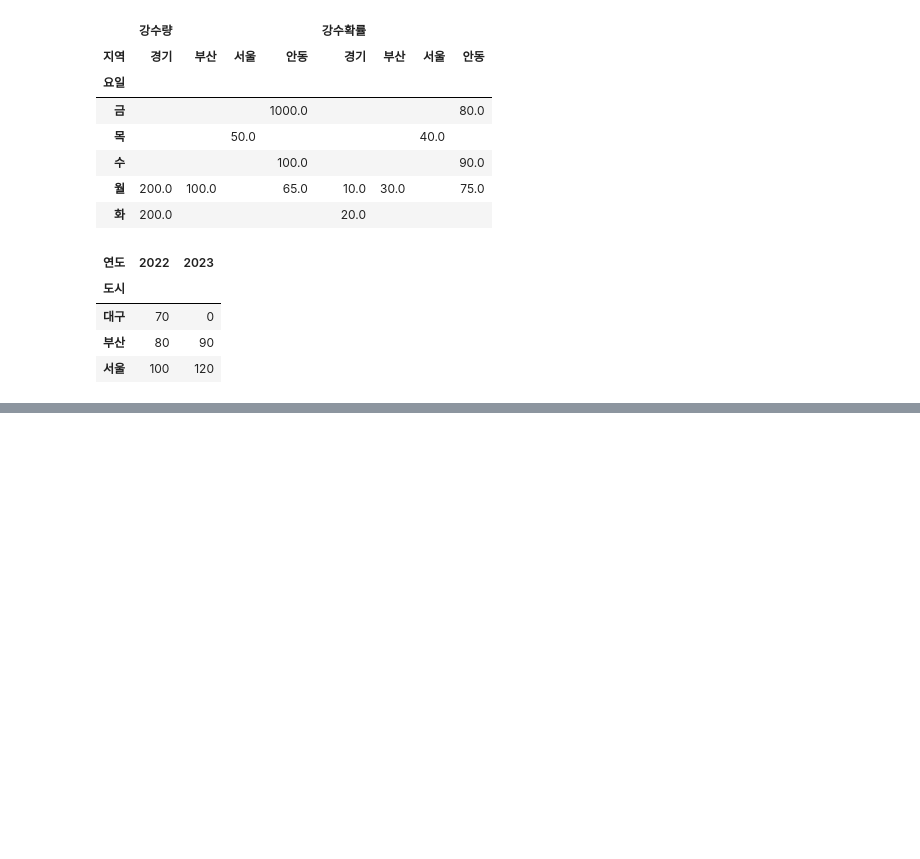
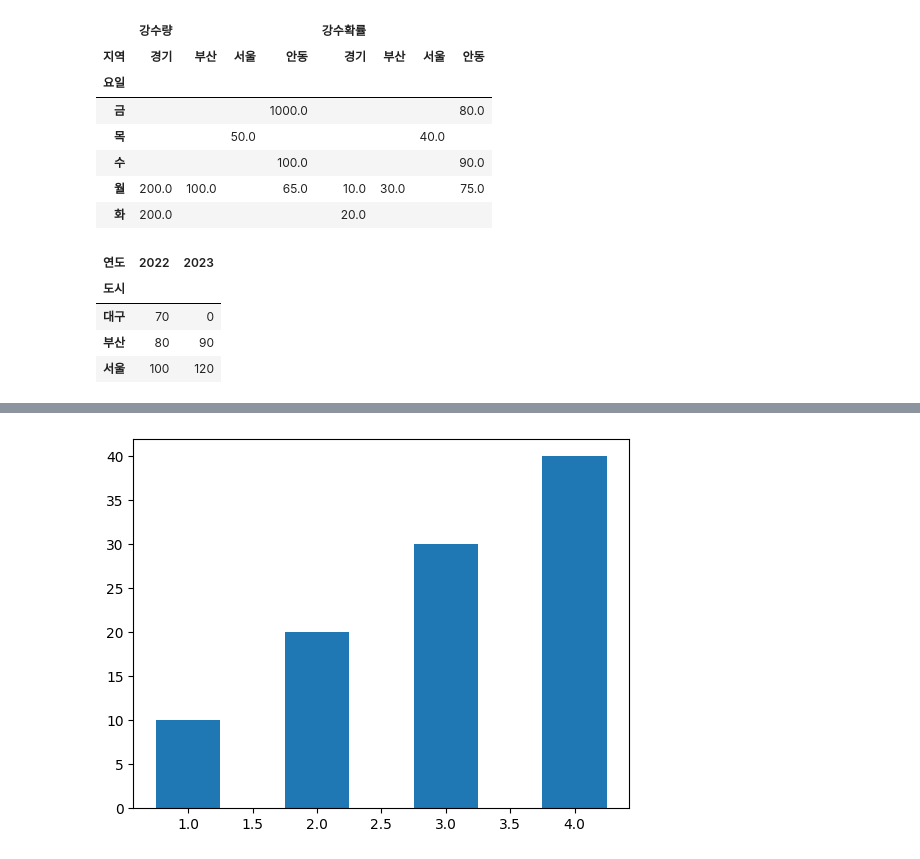
Before and after one commit to myplc/pknu_py, a Jupyter notebook: py11.ipynb, the cells around one changed output, grey strips where cells are left out. Cells and saved outputs as stored; diff of their text form; code cells hidden in the pictures; blank space fills up the shorter version.

```diff
--- a/py11.ipynb
+++ b/py11.ipynb
@@ -379,0 +398,5 @@ pivot
+# %%
+plt.bar([1,2,3,4],[10,20,30,40], width=0.5)
+plt.show()
+# %% [output]
+[figure, added]
```
Also changed, not shown: parts of 9 cells of this notebook, 23 other files.
